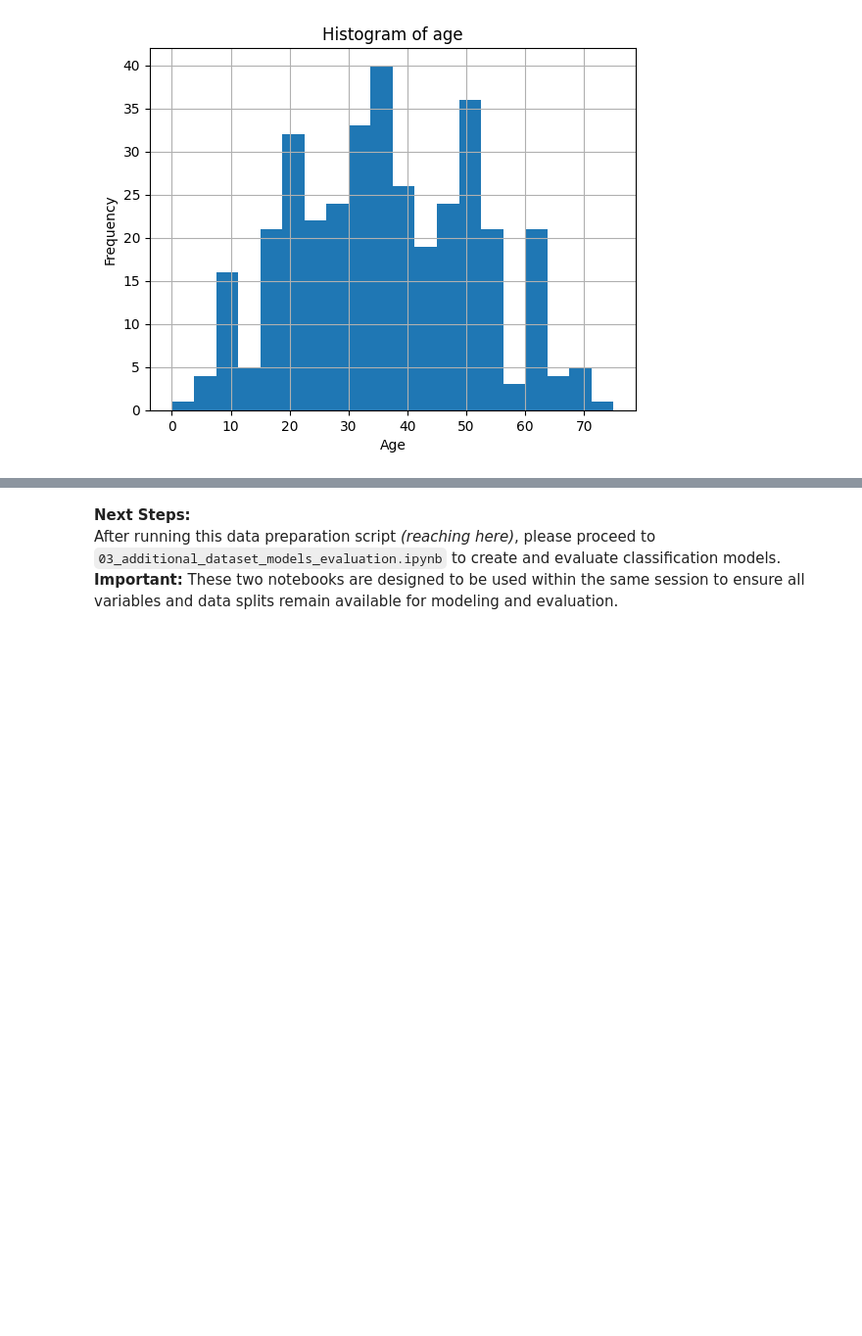
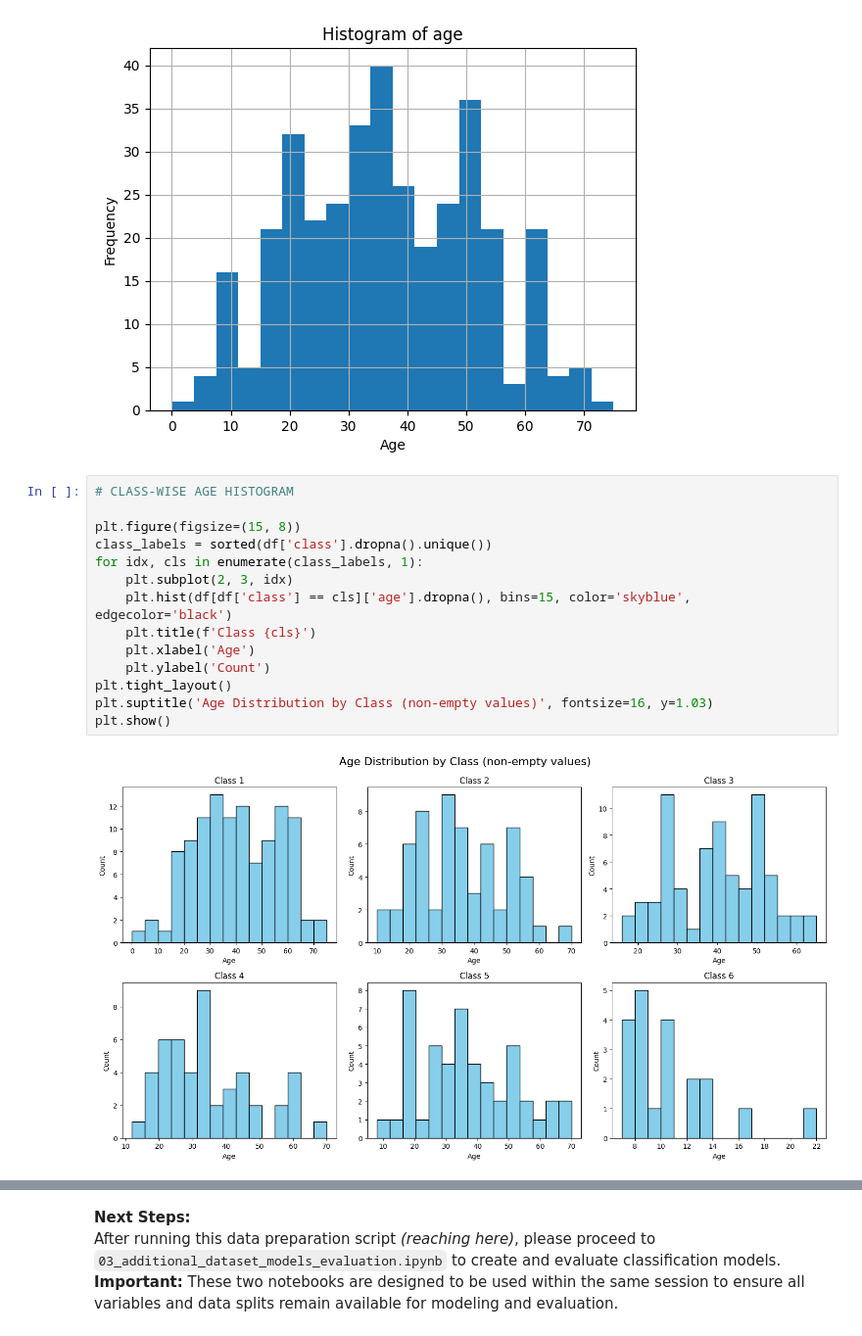
Before and after one commit to eNKay2408/AI-Decision-Tree, a Jupyter notebook: notebooks/additional_dataset/03_additional_dataset_preparation.ipynb, the cells around one changed output, grey strips where cells are left out. Shown at 98% size. Cells and saved outputs as stored; diff of their text form; blank space fills up the shorter version.

```diff
--- a/notebooks/additional_dataset/03_additional_dataset_preparation.ipynb
+++ b/notebooks/additional_dataset/03_additional_dataset_preparation.ipynb
@@ -92,4 +93,20 @@ plt.ylabel("Frequency")
 plt.show()
 # %% [output]
 [figure]
+# %%
+# CLASS-WISE AGE HISTOGRAM
+
+plt.figure(figsize=(15, 8))
+class_labels = sorted(df['class'].dropna().unique())
+for idx, cls in enumerate(class_labels, 1):
+    plt.subplot(2, 3, idx)
+    plt.hist(df[df['class'] == cls]['age'].dropna(), bins=15, color='skyblue', edgecolor='black')
+    plt.title(f'Class {cls}')
+    plt.xlabel('Age')
+    plt.ylabel('Count')
+plt.tight_layout()
+plt.suptitle('Age Distribution by Class (non-empty values)', fontsize=16, y=1.03)
+plt.show()
+# %% [output]
+[figure, added]
 # %% [markdown]
```
Also changed, not shown: parts of 6 cells of this notebook, 2 other files.
